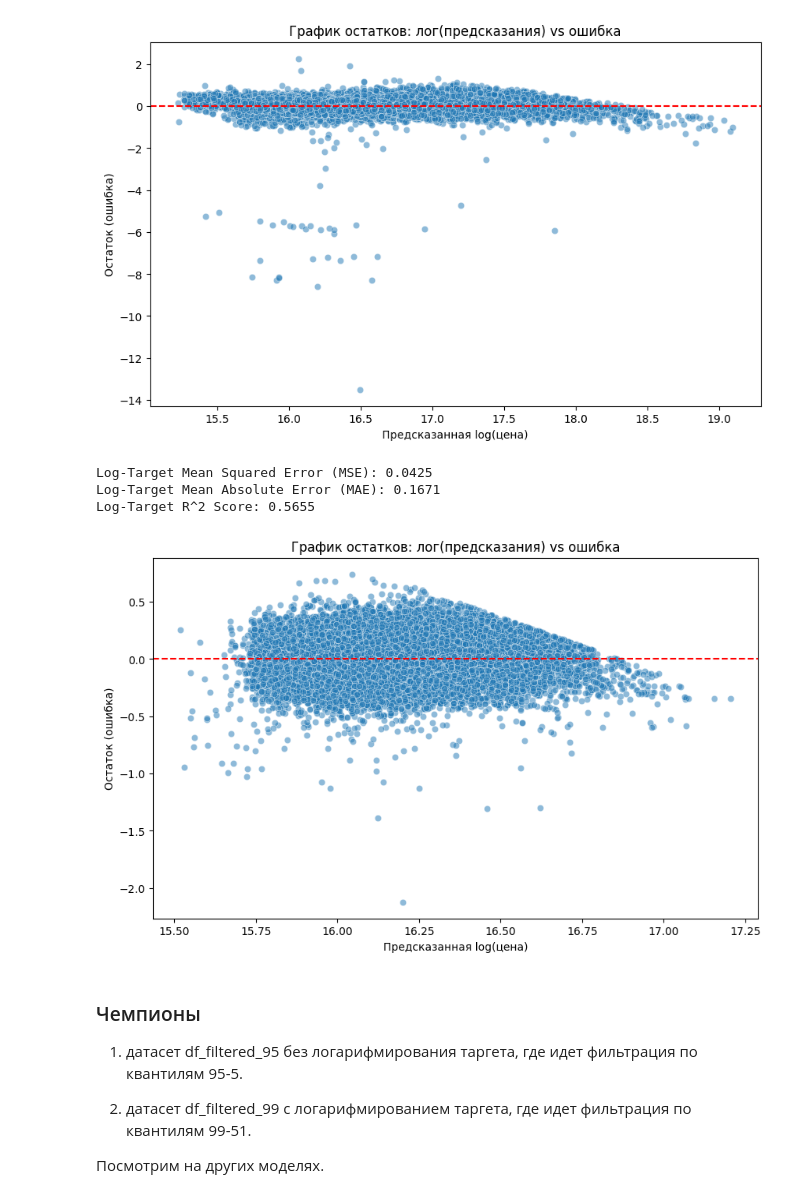
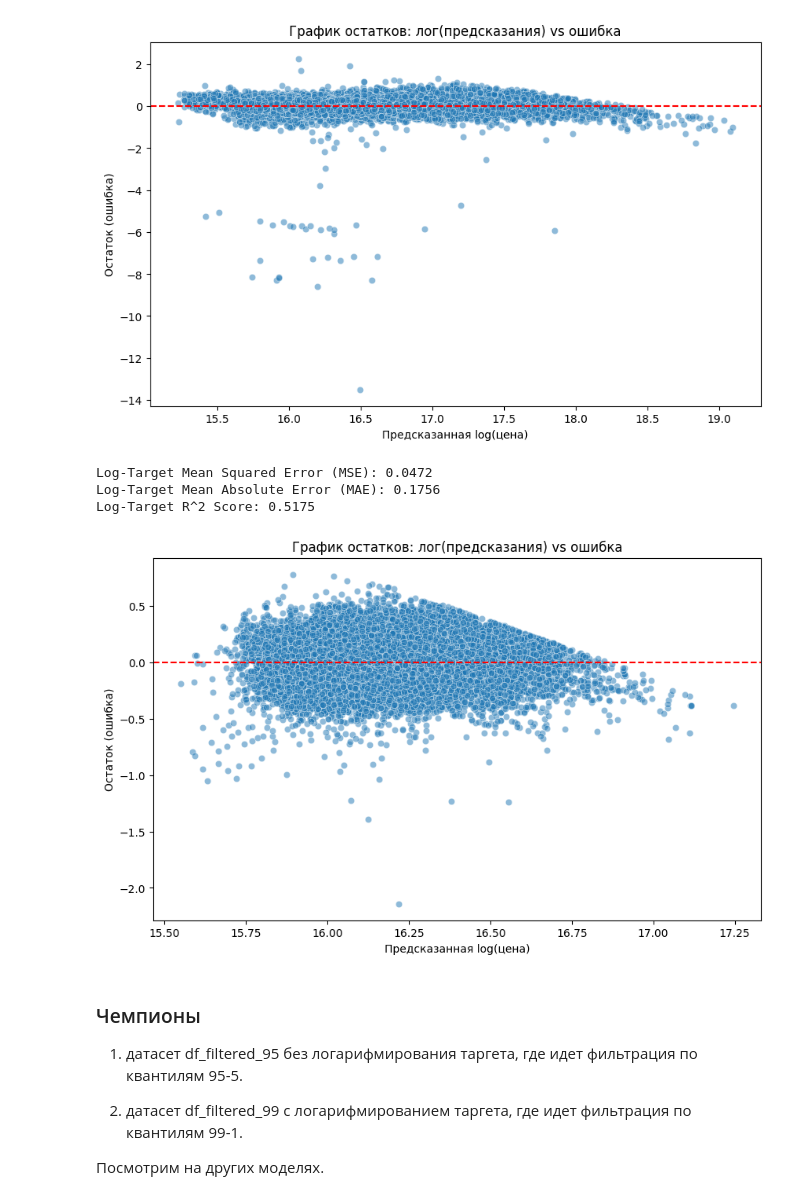
Before and after one commit to AlexandraVanpaga/mle-project-sprint-001, a Jupyter notebook: part1_airflow/notebooks/clean_housing.ipynb, the cells around one changed output. Saved outputs shown, nothing was run; the diff lists cells and outputs as text; code cells hidden in the pictures.

```diff
--- a/part1_airflow/notebooks/clean_housing.ipynb
+++ b/part1_airflow/notebooks/clean_housing.ipynb
@@ -390,10 +401,7 @@ def remove_outliers_calculate_separately(df, columns, bool_cols=None, lower_quan
     outlier_coefficient = 1.5
     removed_percentages = {}
 
-    # Если есть булевые колонки, кодируем их в int (0/1)
-    if bool_cols is not None:
-        for col in bool_cols:
-            df[col] = df[col].astype(int)
+
 
     # Подсчёт процента выбросов по каждому столбцу отдельно (только для числовых колонок)
     for column in columns:
@@ -597,16 +598,10 @@ R^2 Score: 0.7164
 [figure]
 # %%
 
-bool_cols = ['has_elevator', 'is_apartment', 'studio']
-feature_cols = [
-    'rooms', 'total_area', 'living_area', 'kitchen_area', 'ceiling_height',
-    'floor', 'floors_total', 'flats_count', 'distance_from_moscow_center',
-    'build_year', 'building_type_int'
-]
 
 model, mse, mae, r2 = train_and_evaluate(
     df=df_filtered_75,
-    target_col='price',
+    target_col=target_col,
     bool_cols=bool_cols,
     feature_cols=feature_cols,
     test_size=0.2,
@@ -685,19 +677,10 @@ def train_evaluate_logtarget_with_scaling(df, target_col, bool_cols=None, featur
 
     return model, mse, mae, r2
 # %%
-
-bool_cols = ['has_elevator', 'is_apartment', 'studio']  # булевые колонки, которые нужно кодировать
+bool_cols = ['has_elevator', 'is_apartment', 'studio']
 feature_cols = [
     'rooms', 'total_area', 'living_area', 'kitchen_area', 'ceiling_height',
     'floor', 'floors_total', 'flats_count', 'distance_from_moscow_center',
     'build_year', 'building_type_int'
 ] + bool_cols
-
-model, mse, mae, r2 = train_evaluate_logtarget_with_scaling(
-    df=df_filtered_99,
-    target_col='price',
-    bool_cols=bool_cols,
-    feature_cols=feature_cols,
-    test_size=0.2,
-    random_state=42
-)
+target_col='price'
@@ -709,15 +703,9 @@ Log-Target R^2 Score: 0.7135
 # %%
 
-bool_cols = ['has_elevator', 'is_apartment', 'studio']  # булевые колонки, которые нужно кодировать
-feature_cols = [
-    'rooms', 'total_area', 'living_area', 'kitchen_area', 'ceiling_height',
-    'floor', 'floors_total', 'flats_count', 'distance_from_moscow_center',
-    'build_year', 'building_type_int'
-] + bool_cols
 
 model, mse, mae, r2 = train_evaluate_logtarget_with_scaling(
     df=df_filtered_95,
-    target_col='price',
+    target_col=target_col,
     bool_cols=bool_cols,
     feature_cols=feature_cols,
     test_size=0.2,
@@ -729,32 +717,25 @@ Log-Target Mean Absolute Error (MAE): 0.2102
 Log-Target R^2 Score: 0.6200
 [figure]
 # %%
-
-bool_cols = ['has_elevator', 'is_apartment', 'studio']  # булевые колонки, которые нужно кодировать
-feature_cols = [
-    'rooms', 'total_area', 'living_area', 'kitchen_area', 'ceiling_height',
-    'floor', 'floors_total', 'flats_count', 'distance_from_moscow_center',
-    'build_year', 'building_type_int', 'latitude', 'longitude'
-] + bool_cols
 
 model, mse, mae, r2 = train_evaluate_logtarget_with_scaling(
     df=df_filtered_75,
-    target_col='price',
+    target_col=target_col,
     bool_cols=bool_cols,
     feature_cols=feature_cols,
     test_size=0.2,
     random_state=42
 )
 # %% [output]
-Log-Target Mean Squared Error (MSE): 0.0425
-Log-Target Mean Absolute Error (MAE): 0.1671
-Log-Target R^2 Score: 0.5655
+Log-Target Mean Squared Error (MSE): 0.0472
+Log-Target Mean Absolute Error (MAE): 0.1756
+Log-Target R^2 Score: 0.5175
-[figure, old version]
+[figure, new version]
 # %% [markdown]
 ### Чемпионы
 
 1) датасет df_filtered_95 без логарифмирования таргета, где идет фильтрация по квантилям 95-5.
 
-2) датасет df_filtered_99 с логарифмированием таргета, где идет фильтрация по квантилям 99-51.
+2) датасет df_filtered_99 с логарифмированием таргета, где идет фильтрация по квантилям 99-1.
 
 Посмотрим на других моделях.
```
Also changed, not shown: parts of 16 cells of this notebook.
